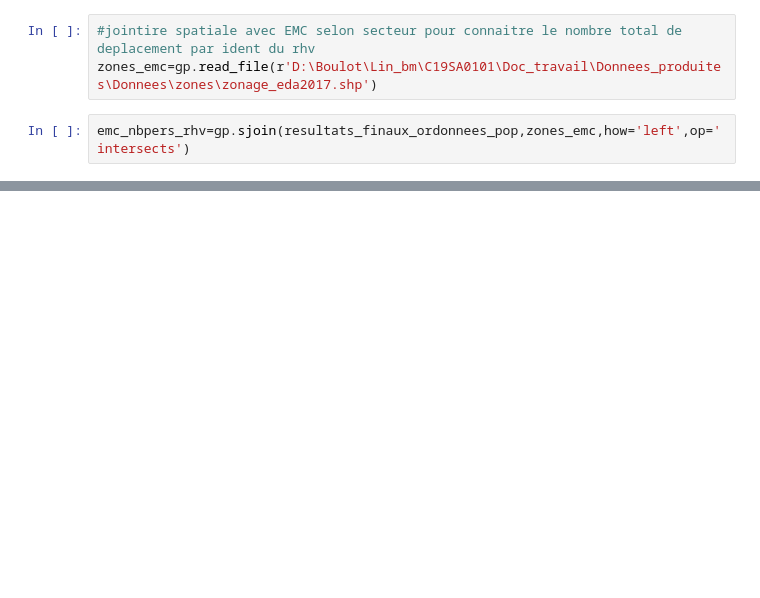
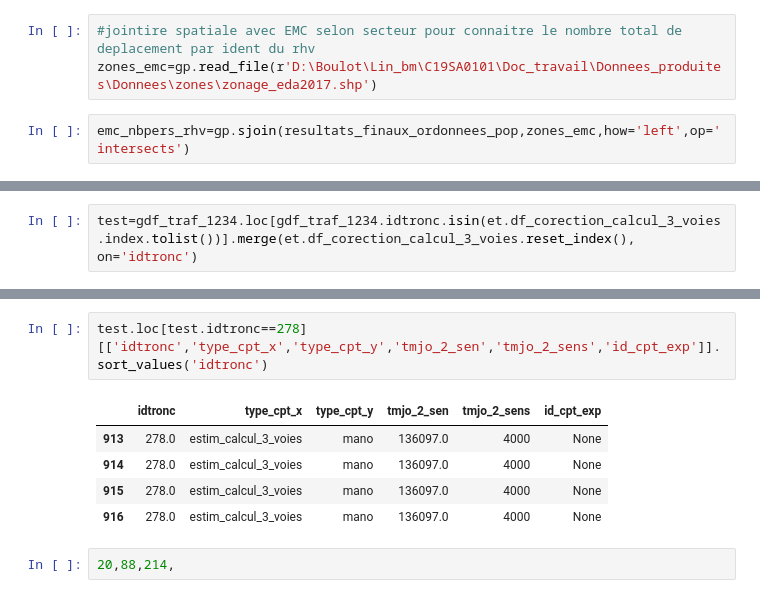
Before and after one commit to nantodevison/Lin_uniq_BdxM, a Jupyter notebook: Lin_uniq_BdxM/Traitements/traitements.ipynb, the cells around one changed output, grey strips where cells are left out. Drawn from its saved outputs; the diff is of its cells as text; blank space fills up the shorter version.

```diff
--- a/Lin_uniq_BdxM/Traitements/traitements.ipynb
+++ b/Lin_uniq_BdxM/Traitements/traitements.ipynb
@@ -716,0 +729,2 @@ resultats_finaux.loc[resultats_finaux['bati']=='BATIMENT0000000256935638']
+# %%
+test=gdf_traf_1234.loc[gdf_traf_1234.idtronc.isin(et.df_corection_calcul_3_voies.index.tolist())].merge(et.df_corection_calcul_3_voies.reset_index(), on='idtronc')
@@ -716,0 +751,10 @@ resultats_finaux.loc[resultats_finaux['bati']=='BATIMENT0000000256935638']
+# %%
+test.loc[test.idtronc==278][['idtronc','type_cpt_x','type_cpt_y','tmjo_2_sen','tmjo_2_sens','id_cpt_exp']].sort_values('idtronc')
+# %% [output]
+|  | idtronc | type_cpt_x | type_cpt_y | tmjo_2_sen | tmjo_2_sens | id_cpt_exp |
+| 913 | 278.0 | estim_calcul_3_voies | mano | 136097.0 | 4000 | None |
+| 914 | 278.0 | estim_calcul_3_voies | mano | 136097.0 | 4000 | None |
+| 915 | 278.0 | estim_calcul_3_voies | mano | 136097.0 | 4000 | None |
+| 916 | 278.0 | estim_calcul_3_voies | mano | 136097.0 | 4000 | None |
+# %%
+20,88,214,
```
Also changed, not shown: parts of 21 cells of this notebook, 4 other files.
